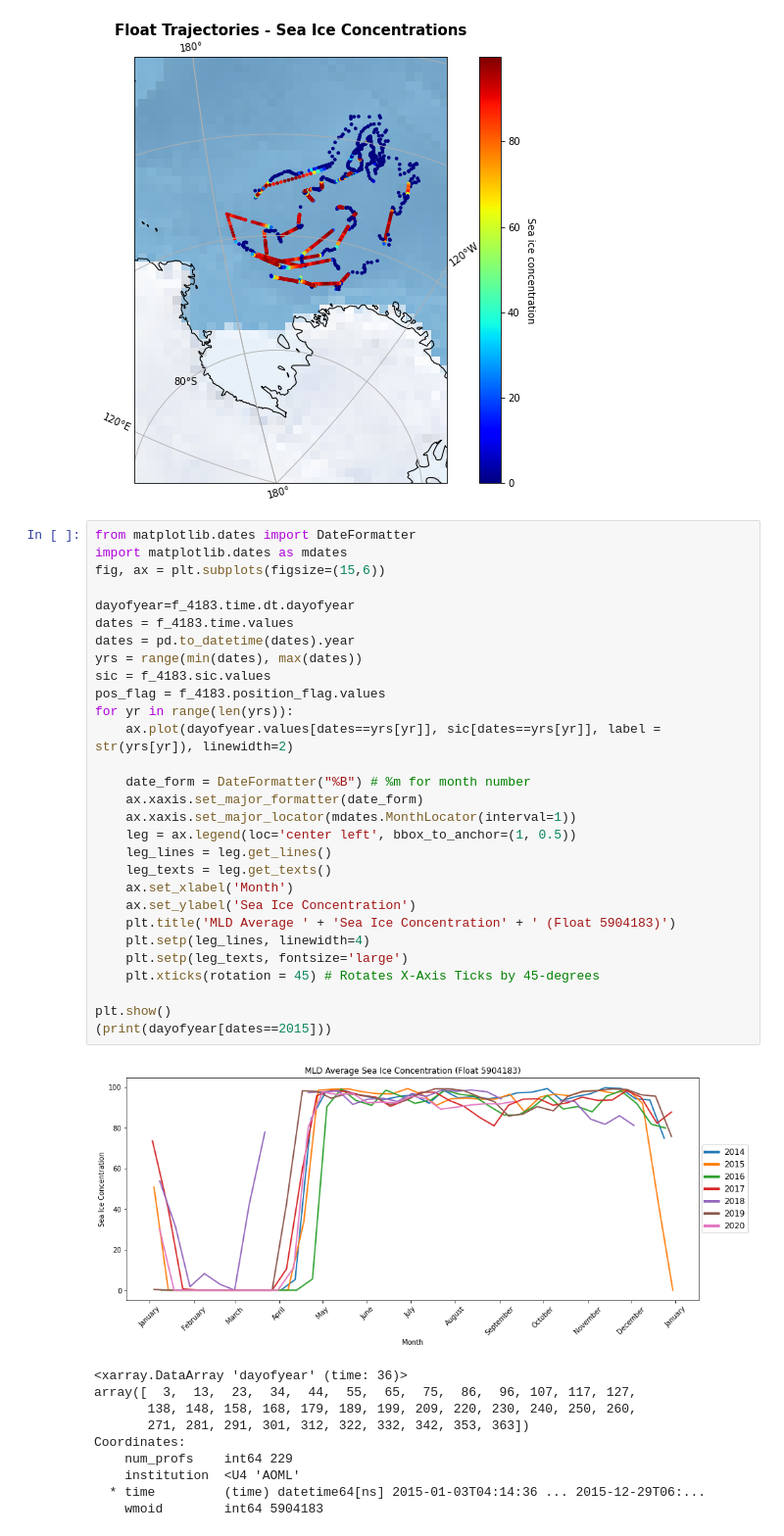
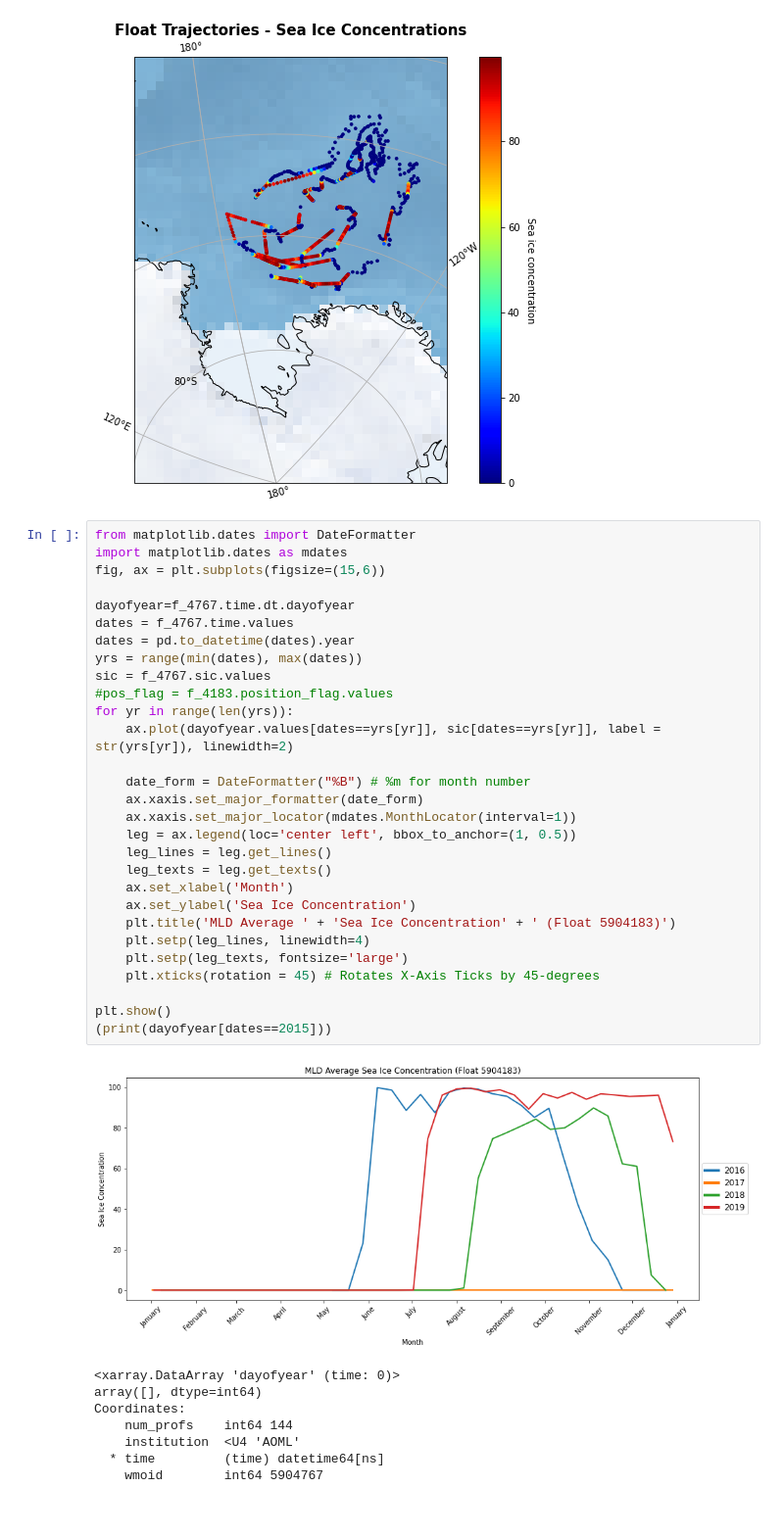
Before and after one commit to ch-alina/hmei, a Jupyter notebook: notebooks/sea_ice_exploration.ipynb, the cells around one changed output. Shown: that part at 98% size. Drawn from its saved outputs; the diff is of its cells as text.

```diff
--- a/notebooks/sea_ice_exploration.ipynb
+++ b/notebooks/sea_ice_exploration.ipynb
@@ -74,40 +74,38 @@ plt.show()
 # %%
 from matplotlib.dates import DateFormatter
 import matplotlib.dates as mdates
 fig, ax = plt.subplots(figsize=(15,6))
 
-dayofyear=f_4183.time.dt.dayofyear
-dates = f_4183.time.values
+dayofyear=f_4767.time.dt.dayofyear
+dates = f_4767.time.values
 dates = pd.to_datetime(dates).year
 yrs = range(min(dates), max(dates))
-sic = f_4183.sic.values
-pos_flag = f_4183.position_flag.values
+sic = f_4767.sic.values
+#pos_flag = f_4183.position_flag.values
 for yr in range(len(yrs)):
     ax.plot(dayofyear.values[dates==yrs[yr]], sic[dates==yrs[yr]], label = str(yrs[yr]), linewidth=2)
 
     date_form = DateFormatter("%B") # %m for month number
     ax.xaxis.set_major_formatter(date_form)
     ax.xaxis.set_major_locator(mdates.MonthLocator(interval=1))
     leg = ax.legend(loc='center left', bbox_to_anchor=(1, 0.5))
     leg_lines = leg.get_lines()
     leg_texts = leg.get_texts()
     ax.set_xlabel('Month')
     ax.set_ylabel('Sea Ice Concentration')
     plt.title('MLD Average ' + 'Sea Ice Concentration' + ' (Float 5904183)')
     plt.setp(leg_lines, linewidth=4)
     plt.setp(leg_texts, fontsize='large')
     plt.xticks(rotation = 45) # Rotates X-Axis Ticks by 45-degrees
 
 plt.show()
 (print(dayofyear[dates==2015]))
 # %% [output]
-[figure, old version]
+[figure, new version]
-<xarray.DataArray 'dayofyear' (time: 36)>
-array([  3,  13,  23,  34,  44,  55,  65,  75,  86,  96, 107, 117, 127,
-       138, 148, 158, 168, 179, 189, 199, 209, 220, 230, 240, 250, 260,
-       271, 281, 291, 301, 312, 322, 332, 342, 353, 363])
+<xarray.DataArray 'dayofyear' (time: 0)>
+array([], dtype=int64)
 Coordinates:
-    num_profs    int64 229
+    num_profs    int64 144
     institution  <U4 'AOML'
-  * time         (time) datetime64[ns] 2015-01-03T04:14:36 ... 2015-12-29T06:...
-    wmoid        int64 5904183
+  * time         (time) datetime64[ns]
+    wmoid        int64 5904767
```
Also changed, not shown: parts of 2 cells of this notebook, 4 other files.
